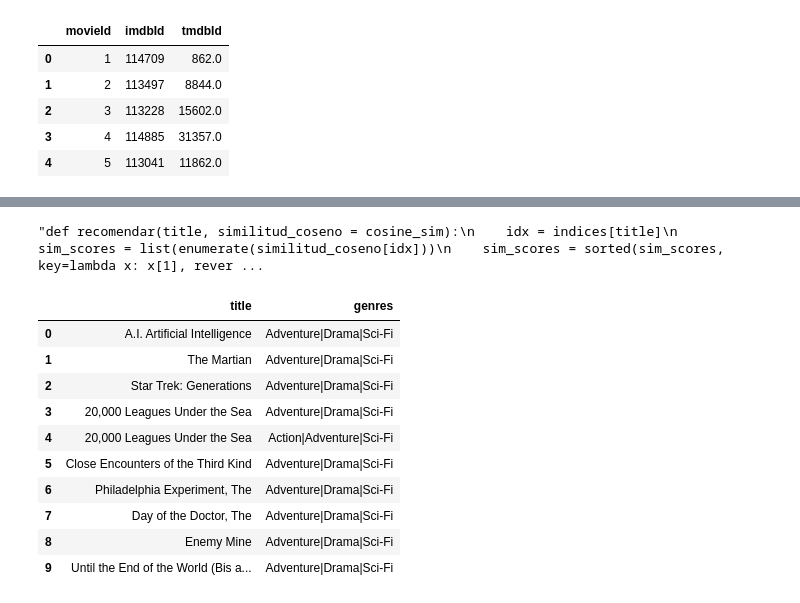
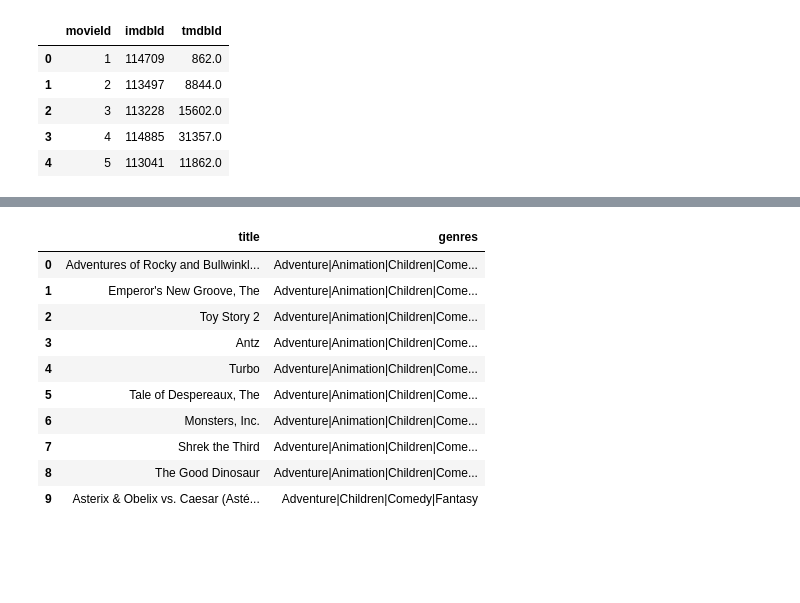
Before and after one commit to AlvaroFarreny/SSII-Movielens, a Jupyter notebook: Movielens.ipynb, the cells around one changed output, grey strips where cells are left out. Drawn from its saved outputs; the diff is of its cells as text; code cells hidden in the pictures; blank space fills up the shorter version.

```diff
--- a/Movielens.ipynb
+++ b/Movielens.ipynb
@@ -100,24 +106,13 @@ from sklearn.metrics.pairwise import linear_kernel
 from sklearn.metrics.pairwise import cosine_similarity
 from itertools import combinations
 
+# TF-IDF para las diferentes combinaciones de géneros
 tf = TfidfVectorizer(analyzer=lambda s: (c for i in range(1,4)
                      for c in combinations(s.split('|'), r=i)))
+
+# Formamos nuestra matriz con los géneros
 matriz = tf.fit_transform(movies.genres)
-cosine_sim = cosine_similarity(matriz)
-cosine_sim_df = pd.DataFrame(cosine_sim, index=movies['title'], columns=movies['title'])
-
-'''tfidf = TfidfVectorizer()
-matriz = tfidf.fit_transform(generos)
-cosine_sim = cosine_similarity(matriz)
-indices = pd.Series(movies.index, index = movies['title']).drop_duplicates()
-
-tfidf = TfidfVectorizer(stop_words = 'english')
-matriz = tfidf.fit_transform(generos)
-similitud_coseno = linear_kernel(matriz, matriz)
-indices = pd.Series(movies.index, index = movies['title']).drop_duplicates()
-
-tfidf = TfidfVectorizer(stop_words = 'english')
-tags['tag'] = tags['tag'].fillna('')
-matriz = tfidf.fit_transform(tags['tag'])
-similitud_coseno = linear_kernel(matriz, matriz)
-indices = pd.Series(movies.index, index = movies['title']).drop_duplicates()'''
+# Aplicamos a esta matriz la similitud del coseno
+similitud = cosine_similarity(matriz)
+# Creamos un DF con esta similitud
+similitud_df = pd.DataFrame(similitud, index=movies['title'], columns=movies['title'])
@@ -126,10 +136,7 @@ indices = pd.Series(movies.index, index = movies['title']).drop_duplicates()'''
 # %%
+# Nuestro valor k indicará la cantidad de recomendaciones que damos
 def genre_recommendations(i, M, items, k=10):
     """
-    Recommends movies based on a similarity dataframe
-
-    Parameters
-    ----------
     i : str
         Movie (index of the similarity dataframe)
     M : pd.DataFrame
@@ -138,25 +145,22 @@ def genre_recommendations(i, M, items, k=10):
         Contains both the title and some other features used to define similarity
     k : int
         Amount of recommendations to return
-
     """
-    ix = M.loc[:,i].to_numpy().argpartition(range(-1,-k,-1))
-    closest = M.columns[ix[-1:-(k+2):-1]]
+    index = M.loc[:,i].to_numpy().argpartition(range(-1,-k,-1))
+    closest = M.columns[index[-1:-(k+2):-1]]
     closest = closest.drop(i, errors='ignore')
     return pd.DataFrame(closest).merge(items).head(k)
-# %% [output]
-"def recomendar(title, similitud_coseno = cosine_sim):\n    idx = indices[title]\n    sim_scores = list(enumerate(similitud_coseno[idx]))\n    sim_scores = sorted(sim_scores, key=lambda x: x[1], rever ...
 # %%
-genre_recommendations('2001: A Space Odyssey', cosine_sim_df, movies[['title', 'genres']])
+genre_recommendations('Toy Story', similitud_df, movies[['title', 'genres']])
 # %% [output]
 |  | title | genres |
-| 0 | A.I. Artificial Intelligence | Adventure|Drama|Sci-Fi |
-| 1 | The Martian | Adventure|Drama|Sci-Fi |
-| 2 | Star Trek: Generations | Adventure|Drama|Sci-Fi |
-| 3 | 20,000 Leagues Under the Sea | Adventure|Drama|Sci-Fi |
-| 4 | 20,000 Leagues Under the Sea | Action|Adventure|Sci-Fi |
-| 5 | Close Encounters of the Third Kind | Adventure|Drama|Sci-Fi |
-| 6 | Philadelphia Experiment, The | Adventure|Drama|Sci-Fi |
-| 7 | Day of the Doctor, The | Adventure|Drama|Sci-Fi |
-| 8 | Enemy Mine | Adventure|Drama|Sci-Fi |
-| 9 | Until the End of the World (Bis a... | Adventure|Drama|Sci-Fi |
+| 0 | Adventures of Rocky and Bullwinkl... | Adventure|Animation|Children|Come... |
+| 1 | Emperor's New Groove, The | Adventure|Animation|Children|Come... |
+| 2 | Toy Story 2 | Adventure|Animation|Children|Come... |
+| 3 | Antz | Adventure|Animation|Children|Come... |
+| 4 | Turbo | Adventure|Animation|Children|Come... |
+| 5 | Tale of Despereaux, The | Adventure|Animation|Children|Come... |
+| 6 | Monsters, Inc. | Adventure|Animation|Children|Come... |
+| 7 | Shrek the Third | Adventure|Animation|Children|Come... |
+| 8 | The Good Dinosaur | Adventure|Animation|Children|Come... |
+| 9 | Asterix & Obelix vs. Caesar (Asté... | Adventure|Children|Comedy|Fantasy |
```
Also changed, not shown: parts of 3 cells of this notebook.
